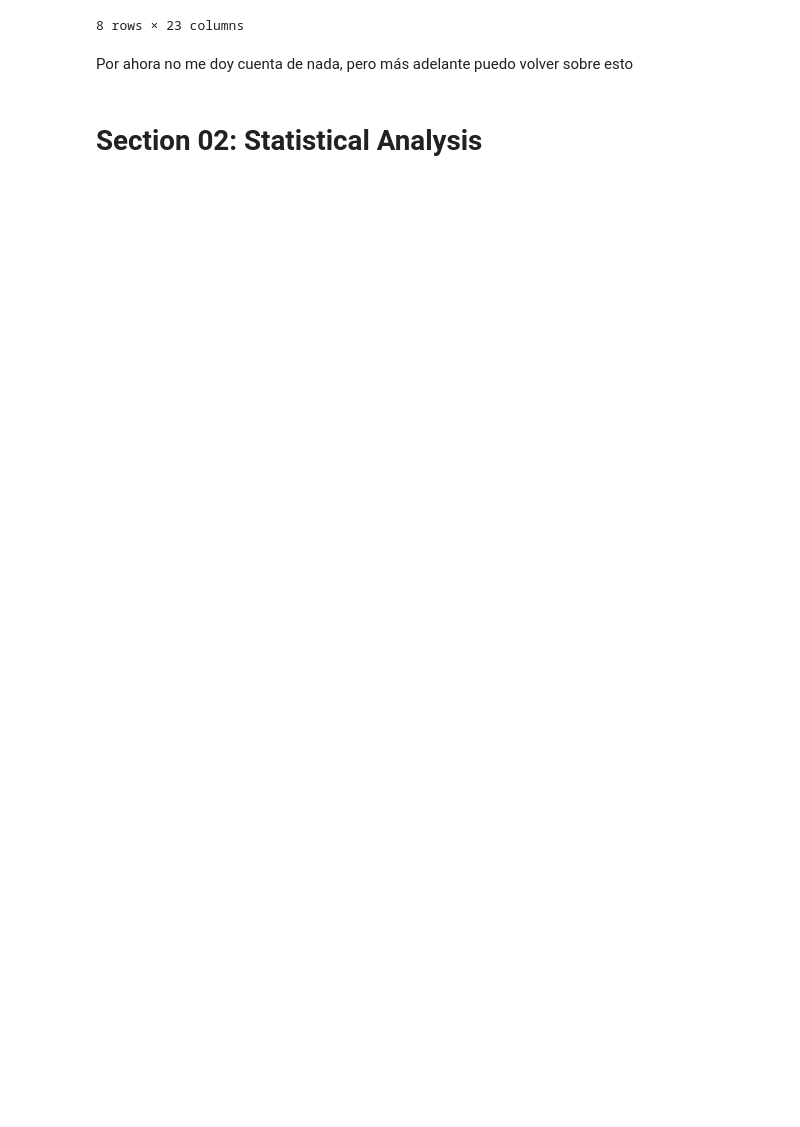
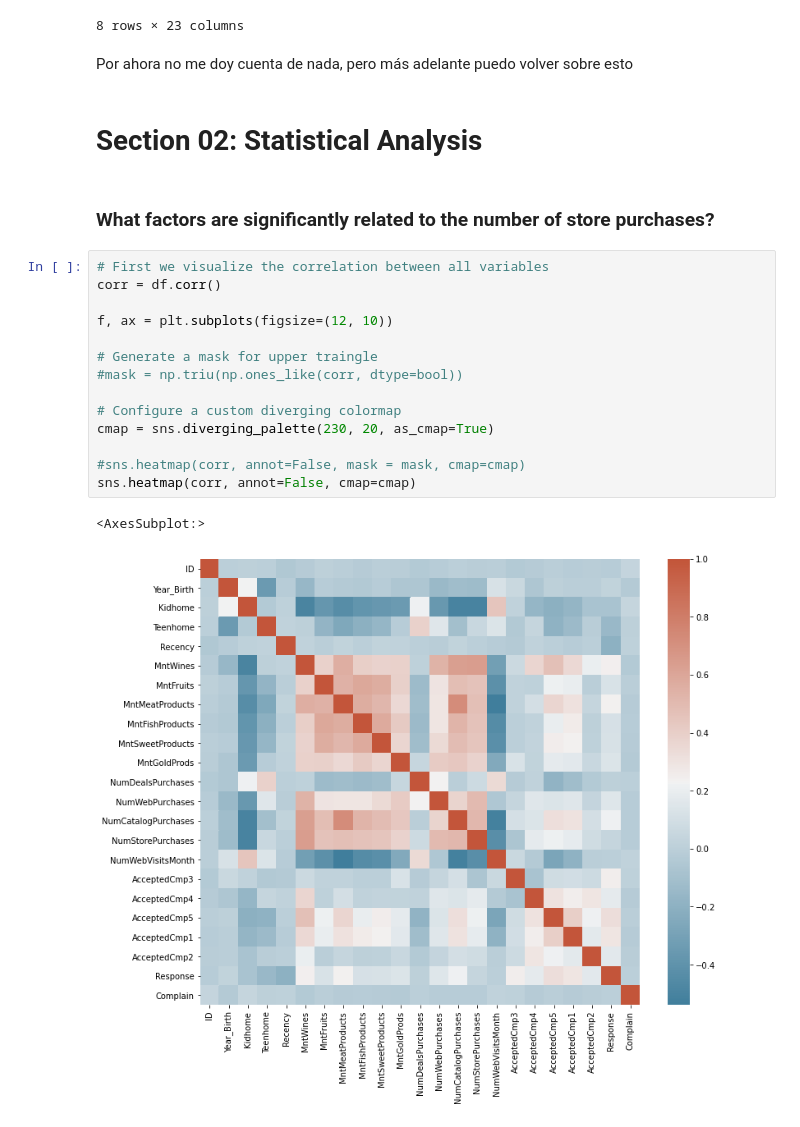
Before and after one commit to andres-troiano/Marketing-Analytics, a Jupyter notebook: Marketing Analytics Project.ipynb, the cells around one changed output. Drawn from its saved outputs; the diff is of its cells as text; blank space fills up the shorter version.

```diff
--- a/Marketing Analytics Project.ipynb
+++ b/Marketing Analytics Project.ipynb
@@ -129,3 +132,22 @@ df.describe()
 Por ahora no me doy cuenta de nada, pero más adelante puedo volver sobre esto
 # %% [markdown]
 # Section 02: Statistical Analysis
+# %% [markdown]
+### What factors are significantly related to the number of store purchases?
+# %%
+# First we visualize the correlation between all variables
+corr = df.corr()
+
+f, ax = plt.subplots(figsize=(12, 10))
+
+# Generate a mask for upper traingle
+#mask = np.triu(np.ones_like(corr, dtype=bool))
+
+# Configure a custom diverging colormap
+cmap = sns.diverging_palette(230, 20, as_cmap=True)
+
+#sns.heatmap(corr, annot=False, mask = mask, cmap=cmap)
+sns.heatmap(corr, annot=False, cmap=cmap)
+# %% [output]
+<AxesSubplot:>
+[figure, added]
```
Also changed, not shown: parts of 10 cells of this notebook.
